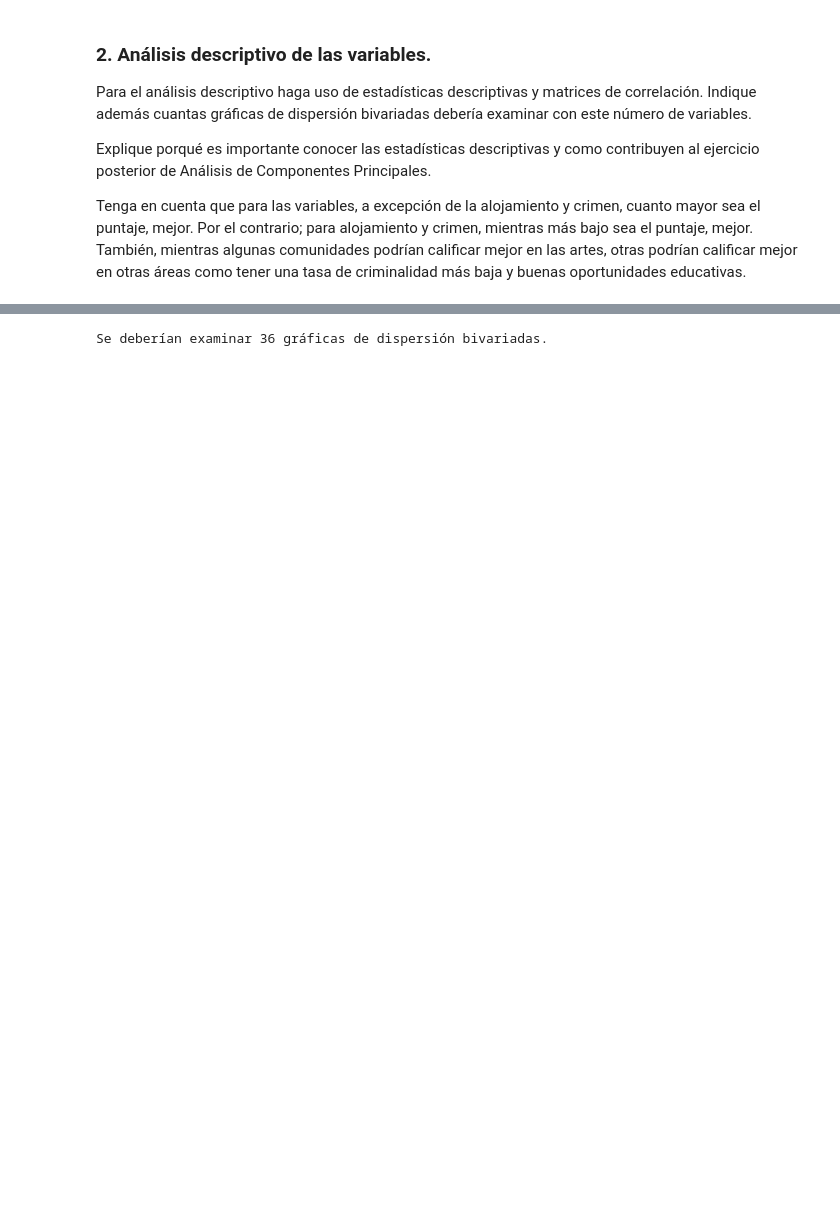
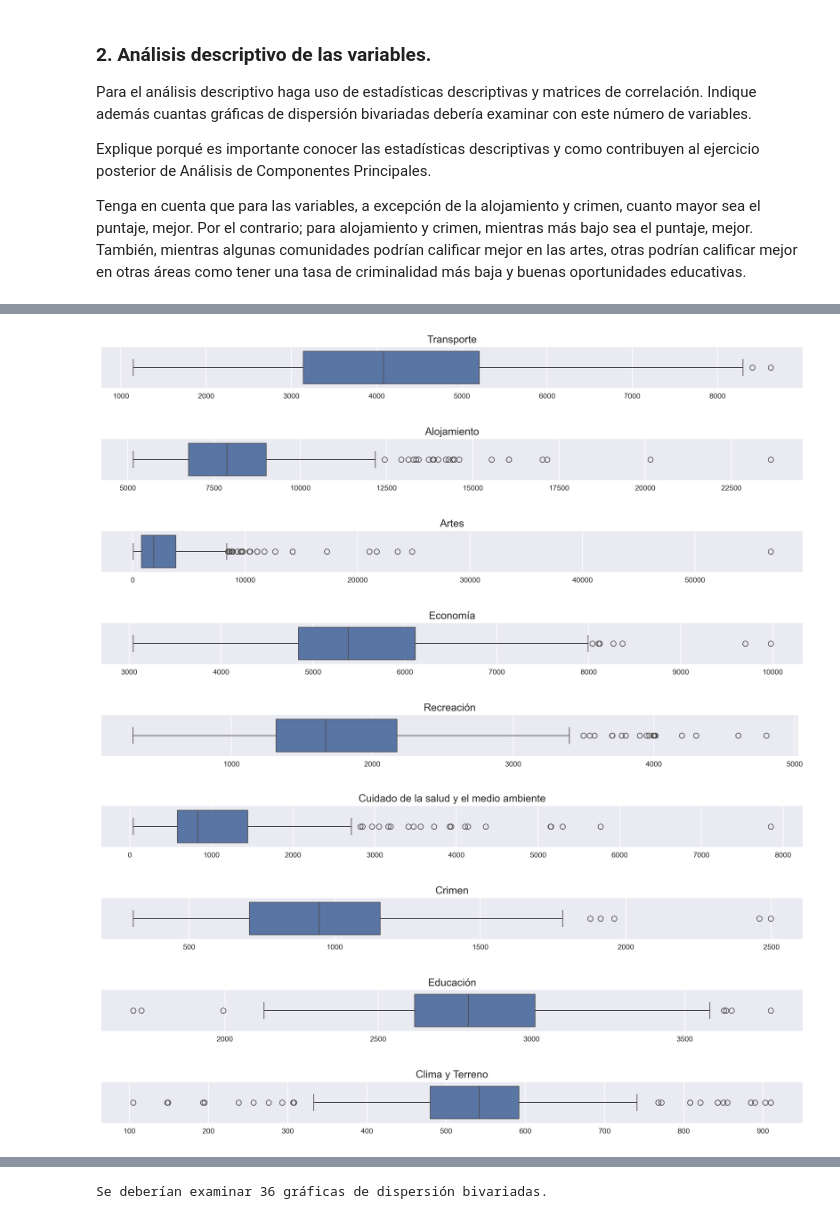
Before and after one commit to DanielEMontero/MIAD_ANS_202514, a Jupyter notebook: Semana 1/S1_LC_Taller_PCA.ipynb, the cells around one changed output, grey strips where cells are left out. Drawn from its saved outputs; the diff is of its cells as text; code cells hidden in the pictures; blank space fills up the shorter version.

Commit message:
perfomance question 2 and add utils

```diff
--- a/Semana 1/S1_LC_Taller_PCA.ipynb
+++ b/Semana 1/S1_LC_Taller_PCA.ipynb
@@ -104,3 +122,13 @@ Session information updated at 2025-08-08 21:55
+# %%
+# utils
+def plot_boxplot(df: PandasDF)->None:
+    for col in df:
+        plt.figure(figsize=(17,1), dpi=320)
+        sns.boxplot(data=df, x=col)
+        plt.title(col, size=14)
+        plt.xlabel('')
+
+    return
 # %% [markdown]
 ### 1. Carga de datos
 
@@ -146,0 +253,14 @@ descriptive_stats.T
+# %%
+# se usa df_plot porque ya estan ordenadas por cardinalidad
+rank_frec_atributos: List = df_plot.VarNum.tolist()[::-1]
+plot_boxplot(df_stage.loc[:, rank_frec_atributos])
+# %% [output]
+[figure, added]
+[figure, added]
+[figure, added]
+[figure, added]
+[figure, added]
+[figure, added]
+[figure, added]
+[figure, added]
+[figure, added]
```
Also changed, not shown: parts of 19 cells of this notebook.
